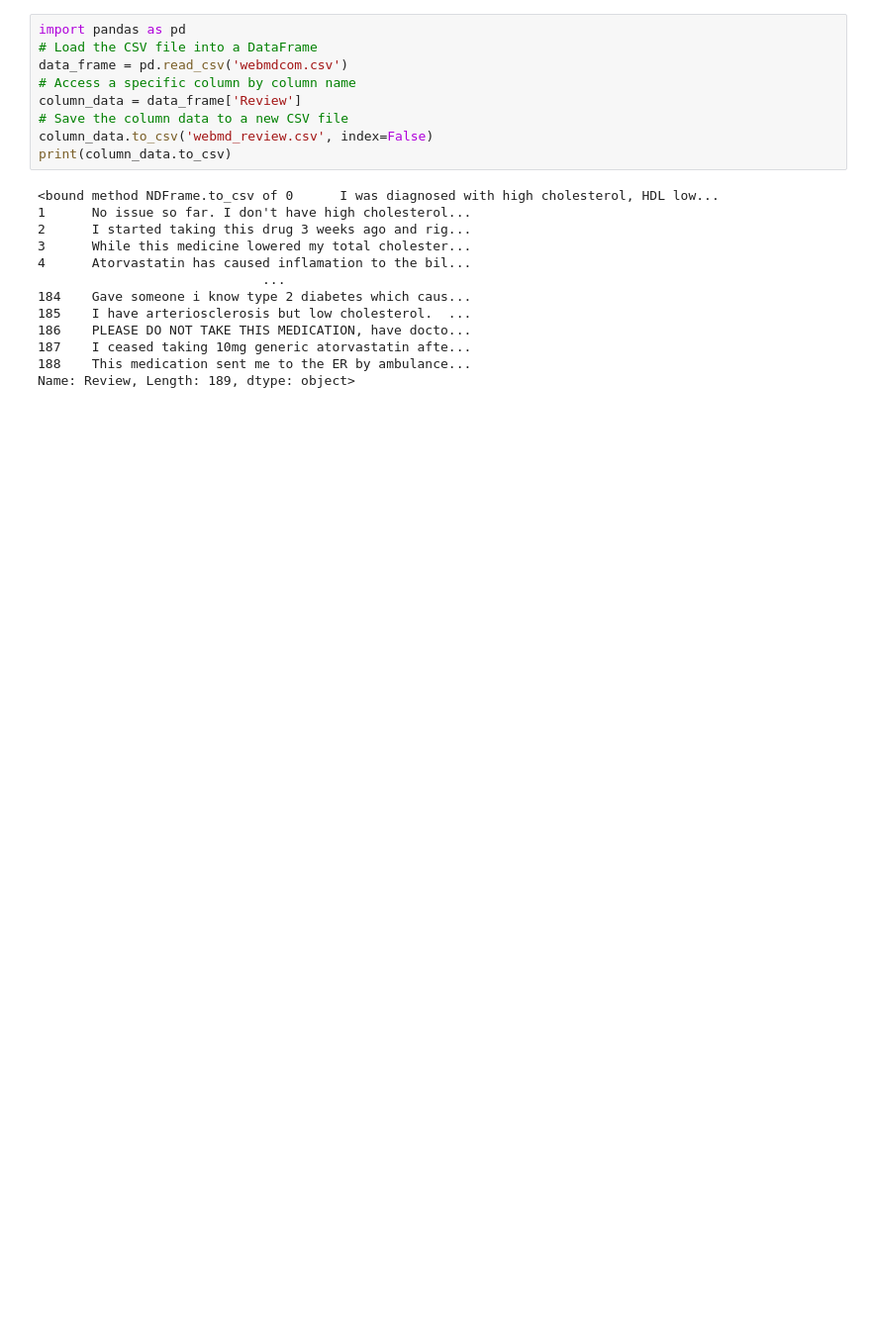
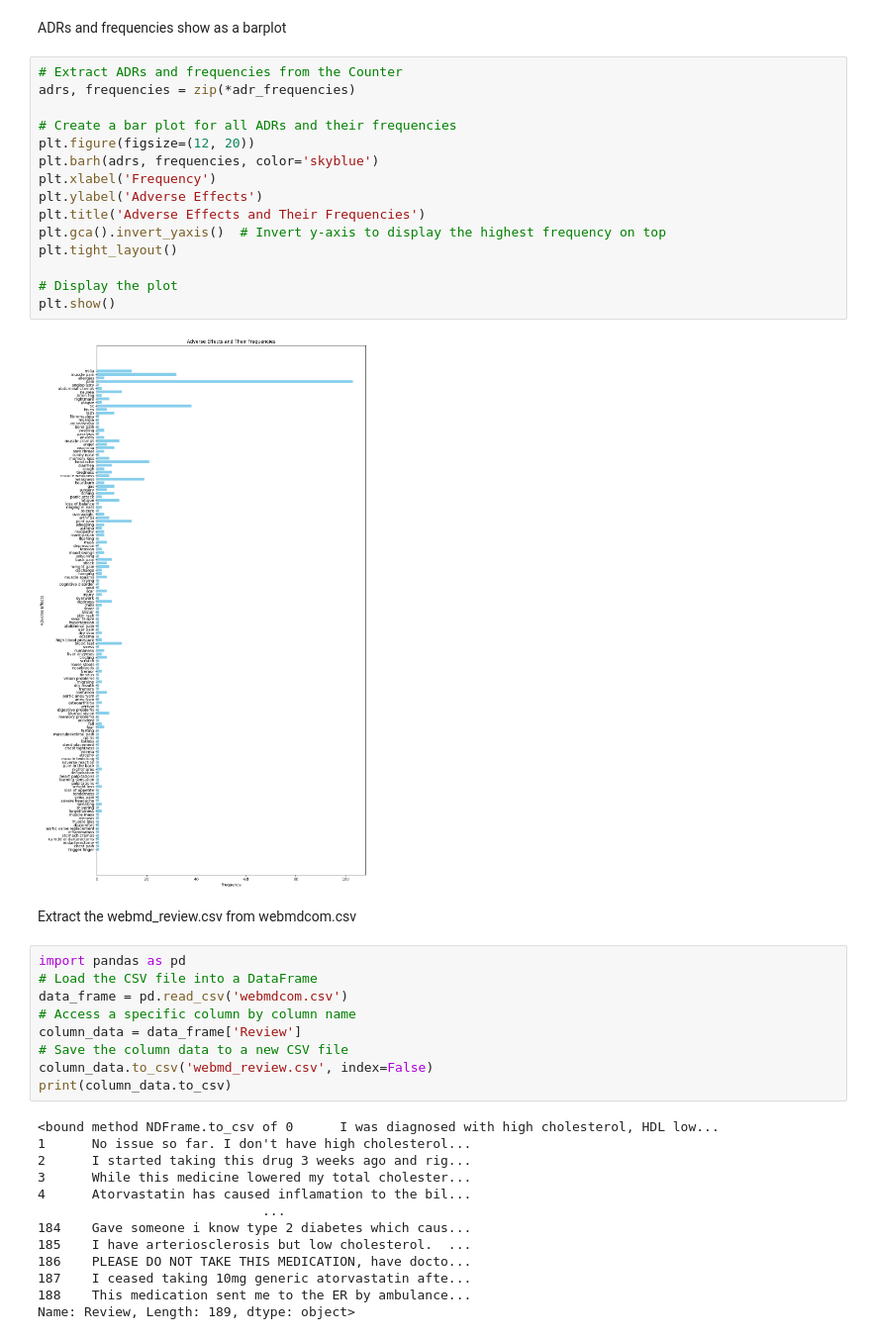
Before and after one commit to 1p9i/pv-nlp, a Jupyter notebook: project.ipynb, the cells around one changed output. Shown at 99% size. Drawn from its saved outputs; the diff is of its cells as text; blank space fills up the shorter version.

```diff
--- a/project.ipynb
+++ b/project.ipynb
@@ -23,3 +195,24 @@ Name: Review, Length: 381, dtype: object>
+# %% [markdown]
+ADRs and frequencies show as a barplot
+# %%
+# Extract ADRs and frequencies from the Counter
+adrs, frequencies = zip(*adr_frequencies)
+
+# Create a bar plot for all ADRs and their frequencies
+plt.figure(figsize=(12, 20))
+plt.barh(adrs, frequencies, color='skyblue')
+plt.xlabel('Frequency')
+plt.ylabel('Adverse Effects')
+plt.title('Adverse Effects and Their Frequencies')
+plt.gca().invert_yaxis()  # Invert y-axis to display the highest frequency on top
+plt.tight_layout()
+
+# Display the plot
+plt.show()
+# %% [output]
+[figure, added]
+# %% [markdown]
+Extract the webmd_review.csv from webmdcom.csv
 # %%
 import pandas as pd
 # Load the CSV file into a DataFrame
```
Also changed, not shown: parts of 39 cells of this notebook, 3 other files.
